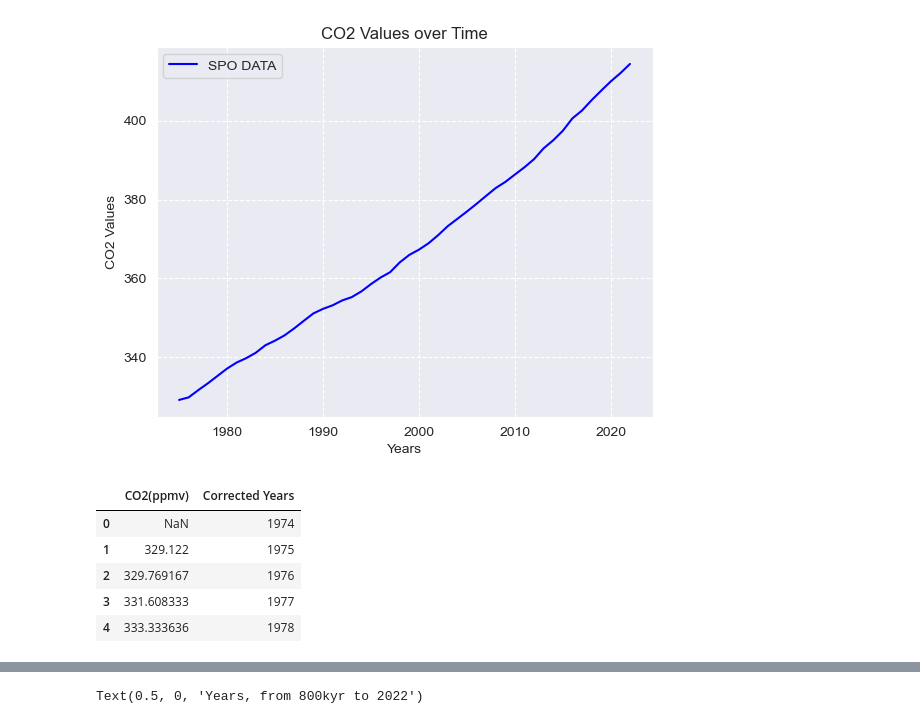
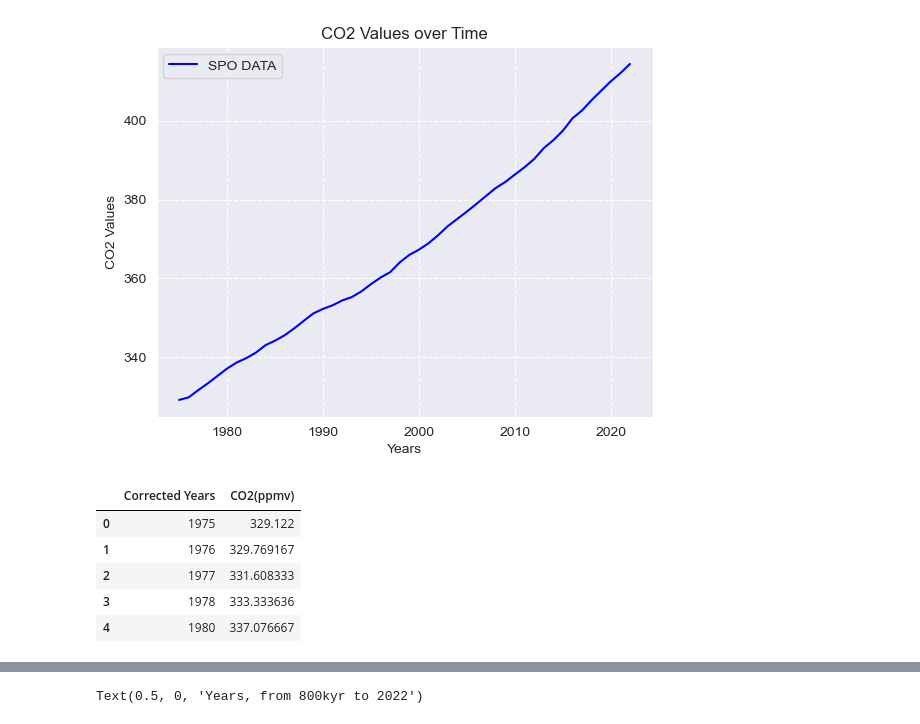
Before and after one commit to Kevin002023/PFDA--Climate-Project, a Jupyter notebook: PFDA-Project-2.ipynb, the cells around one changed output, grey strips where cells are left out. Saved outputs shown, nothing was run; the diff lists cells and outputs as text; code cells hidden in the pictures.

```diff
--- a/PFDA-Project-2.ipynb
+++ b/PFDA-Project-2.ipynb
@@ -203,9 +203,12 @@ These need to be removed from the dataset.
 # %%
 # Replace any instance of -999.99 to NaN which we will then remove
 spo_co2.replace(-999.99, pd.NA, inplace=True)
-spo_co2.dropna(subset = ['value'])
+spo_co2.dropna(inplace=True) #removing NaN values
+
+spo_co2.head()
 
 # https://saturncloud.io/blog/how-to-delete-rows-with-null-values-in-a-specific-column-in-pandas-dataframe/#:~:text=a%20Specific%20Column-,One%20common%20approach%20to%20handle%20null%20values%20is%20to%20delete,values%20in%20the%20specified%20column.
+#https://stackoverflow.com/questions/33643843/cant-drop-nan-with-dropna-in-pandas
 # %% [output]
 |  | year | month | value |
 | 12 | 1975 | 1 | 328.19 |
@@ -249,18 +244,17 @@ plt.title('CO2 Values over Time')
 Text(0.5, 1.0, 'CO2 Values over Time')
 [figure]
 # %%
-# The IPCC dataset goes up to 2001. We are going to append the values of 2002-2022 from the SPO dataset. First we need to cleanse the data so its fits the same format
+# The IPCC dataset goes up to 2001. However the readings are not consistent, some years are unaccounted for. We are going to append the values of 1975-2022 from the SPO dataset. First we need to cleanse the data so its fits the same format
 
-new_order = ['value', 'year']
-spo_co2 = spo_co2[new_order] # reorder the columns so they fit the ipcc dataset
+
 spo_co2.rename(columns = {'value': 'CO2(ppmv)', 'year': 'Corrected Years'}, inplace=True)
-#spo_co2 = spo_co2[::-1] # reverse the order so it goes from recent to older.
+spo_co2 = spo_co2[::-1] # reverse the order so it goes from recent to older.
 
 spo_co2.head()
 # %% [output]
-|  | CO2(ppmv) | Corrected Years |
-| 0 | NaN | 1974 |
-| 1 | 329.122 | 1975 |
-| 2 | 329.769167 | 1976 |
-| 3 | 331.608333 | 1977 |
-| 4 | 333.333636 | 1978 |
+|  | Corrected Years | CO2(ppmv) |
+| 0 | 1975 | 329.122 |
+| 1 | 1976 | 329.769167 |
+| 2 | 1977 | 331.608333 |
+| 3 | 1978 | 333.333636 |
+| 4 | 1980 | 337.076667 |
```
Also changed, not shown: parts of 16 cells of this notebook.
